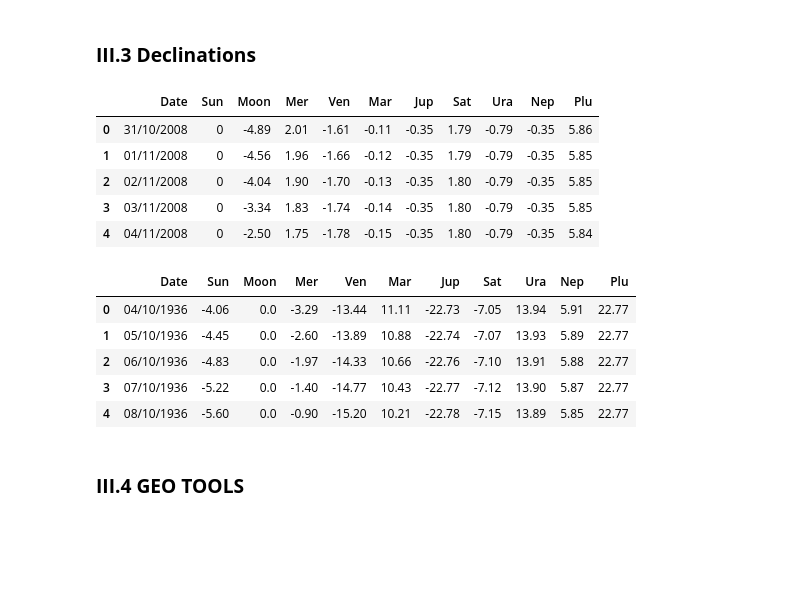
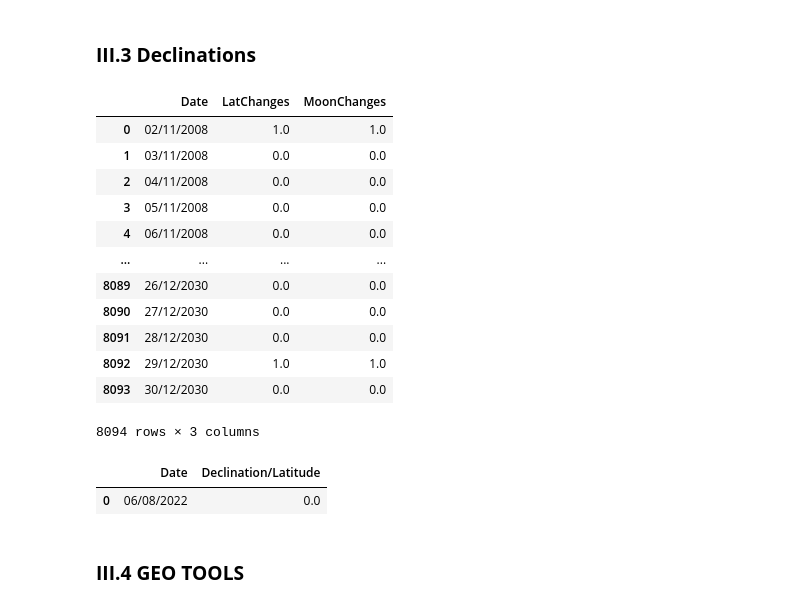
Before and after one commit to amirlehmam/MEMOIREPROPRE, a Jupyter notebook: PIPELINE.ipynb, the cells around one changed output. Saved outputs shown, nothing was run; the diff lists cells and outputs as text; code cells hidden in the pictures; blank space fills up the shorter version.

```diff
--- a/PIPELINE.ipynb
+++ b/PIPELINE.ipynb
@@ -4178,24 +4174,38 @@ retro1
 | 582 | 06/08/2022 | 0.0 | 0.0 | 0.0 | 1.0 | 1.0 | 0.0 | 1.0 | 1.0 |
 # %% [markdown]
 ### **III.3 Declinations**
-# %%
-latitudes.head(5)
-# %% [output]
-|  | Date | Sun | Moon | Mer | Ven | Mar | Jup | Sat | Ura | Nep | Plu |
-| 0 | 31/10/2008 | 0 | -4.89 | 2.01 | -1.61 | -0.11 | -0.35 | 1.79 | -0.79 | -0.35 | 5.86 |
-| 1 | 01/11/2008 | 0 | -4.56 | 1.96 | -1.66 | -0.12 | -0.35 | 1.79 | -0.79 | -0.35 | 5.85 |
-| 2 | 02/11/2008 | 0 | -4.04 | 1.90 | -1.70 | -0.13 | -0.35 | 1.80 | -0.79 | -0.35 | 5.85 |
-| 3 | 03/11/2008 | 0 | -3.34 | 1.83 | -1.74 | -0.14 | -0.35 | 1.80 | -0.79 | -0.35 | 5.85 |
-| 4 | 04/11/2008 | 0 | -2.50 | 1.75 | -1.78 | -0.15 | -0.35 | 1.80 | -0.79 | -0.35 | 5.84 |
-# %%
-declinations.head(5)
-# %% [output]
-|  | Date | Sun | Moon | Mer | Ven | Mar | Jup | Sat | Ura | Nep | Plu |
-| 0 | 04/10/1936 | -4.06 | 0.0 | -3.29 | -13.44 | 11.11 | -22.73 | -7.05 | 13.94 | 5.91 | 22.77 |
-| 1 | 05/10/1936 | -4.45 | 0.0 | -2.60 | -13.89 | 10.88 | -22.74 | -7.07 | 13.93 | 5.89 | 22.77 |
-| 2 | 06/10/1936 | -4.83 | 0.0 | -1.97 | -14.33 | 10.66 | -22.76 | -7.10 | 13.91 | 5.88 | 22.77 |
-| 3 | 07/10/1936 | -5.22 | 0.0 | -1.40 | -14.77 | 10.43 | -22.77 | -7.12 | 13.90 | 5.87 | 22.77 |
-| 4 | 08/10/1936 | -5.60 | 0.0 | -0.90 | -15.20 | 10.21 | -22.78 | -7.15 | 13.89 | 5.85 | 22.77 |
+# %%
+lat_moon_changes
+# %% [output]
+|  | Date | LatChanges | MoonChanges |
+| 0 | 02/11/2008 | 1.0 | 1.0 |
+| 1 | 03/11/2008 | 0.0 | 0.0 |
+| 2 | 04/11/2008 | 0.0 | 0.0 |
+| 3 | 05/11/2008 | 0.0 | 0.0 |
+| 4 | 06/11/2008 | 0.0 | 0.0 |
+| ... | ... | ... | ... |
+| 8089 | 26/12/2030 | 0.0 | 0.0 |
+| 8090 | 27/12/2030 | 0.0 | 0.0 |
+| 8091 | 28/12/2030 | 0.0 | 0.0 |
+| 8092 | 29/12/2030 | 1.0 | 1.0 |
+| 8093 | 30/12/2030 | 0.0 | 0.0 |
+8094 rows × 3 columns
+# %%
+# dec_lat
+
+selected_date = today
+
+dec_lat = pd.DataFrame({'Date': [selected_date],
+
+                                       'Declination/Latitude': lat_moon_changes['LatChanges'][lat_moon_changes.Date == today].values
+                                       + lat_moon_changes['MoonChanges'][lat_moon_changes.Date == selected_date].values,
+
+                                       })
+
+dec_lat
+# %% [output]
+|  | Date | Declination/Latitude |
+| 0 | 06/08/2022 | 0.0 |
 # %% [markdown]
 ### **III.4 GEO TOOLS**
 # %%
```
Also changed, not shown: parts of 4 cells of this notebook.
